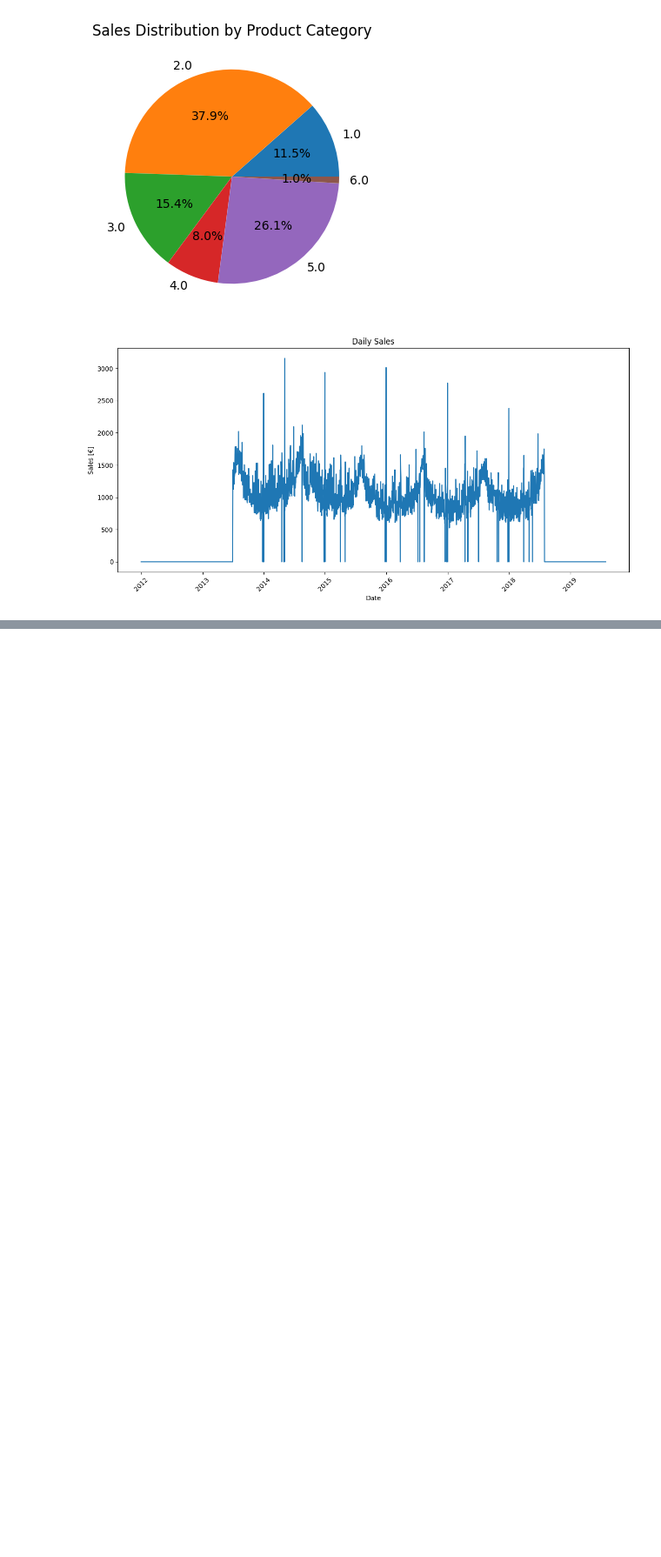
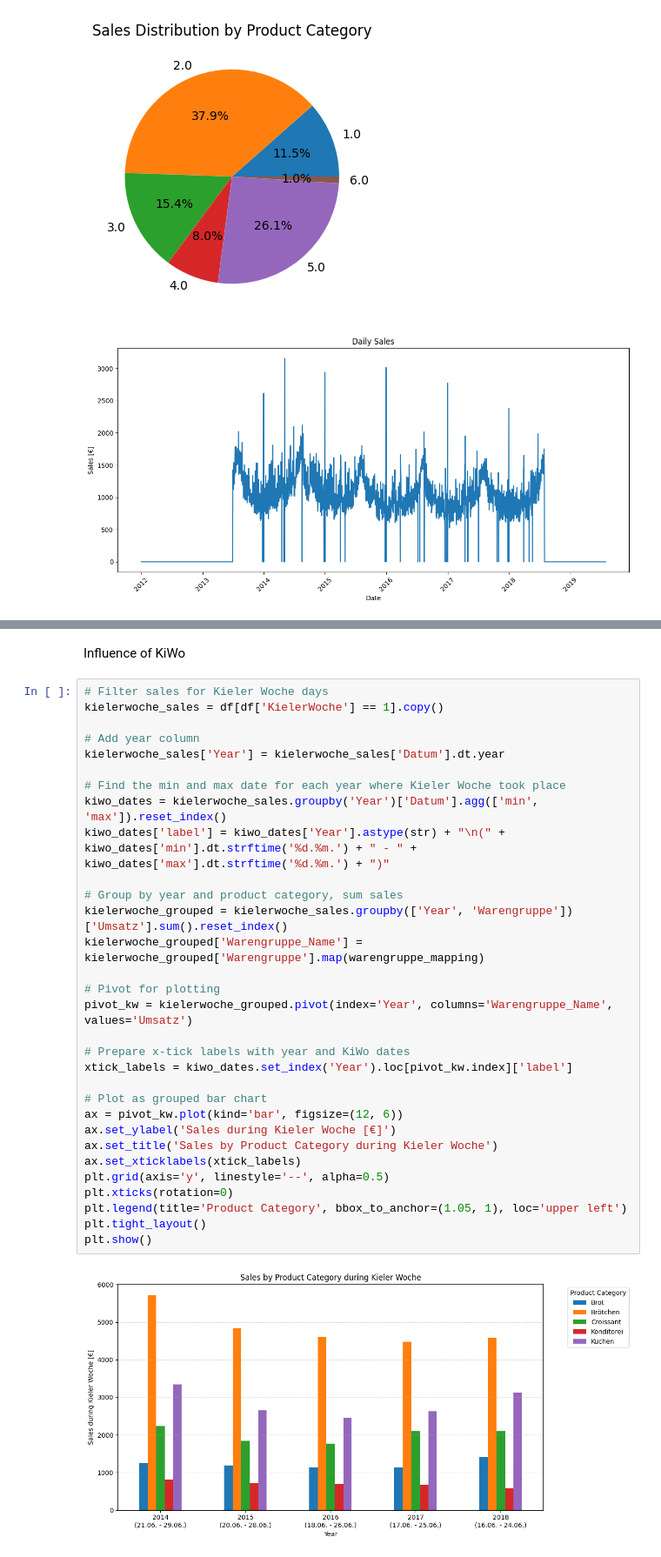
Before and after one commit to theDatascientista/Bakery_predictions, a Jupyter notebook: 1_DatasetCharacteristics/SalesDistribution.ipynb, the cells around one changed output, grey strips where cells are left out. Shown at 87% size. Drawn from its saved outputs; the diff is of its cells as text; blank space fills up the shorter version.

```diff
--- a/1_DatasetCharacteristics/SalesDistribution.ipynb
+++ b/1_DatasetCharacteristics/SalesDistribution.ipynb
@@ -58,0 +173,35 @@ plt.show()
+# %% [markdown]
+Influence of KiWo
+# %%
+# Filter sales for Kieler Woche days
+kielerwoche_sales = df[df['KielerWoche'] == 1].copy()
+
+# Add year column
+kielerwoche_sales['Year'] = kielerwoche_sales['Datum'].dt.year
+
+# Find the min and max date for each year where Kieler Woche took place
+kiwo_dates = kielerwoche_sales.groupby('Year')['Datum'].agg(['min', 'max']).reset_index()
+kiwo_dates['label'] = kiwo_dates['Year'].astype(str) + "\n(" + kiwo_dates['min'].dt.strftime('%d.%m.') + " - " + kiwo_dates['max'].dt.strftime('%d.%m.') + ")"
+
+# Group by year and product category, sum sales
+kielerwoche_grouped = kielerwoche_sales.groupby(['Year', 'Warengruppe'])['Umsatz'].sum().reset_index()
+kielerwoche_grouped['Warengruppe_Name'] = kielerwoche_grouped['Warengruppe'].map(warengruppe_mapping)
+
+# Pivot for plotting
+pivot_kw = kielerwoche_grouped.pivot(index='Year', columns='Warengruppe_Name', values='Umsatz')
+
+# Prepare x-tick labels with year and KiWo dates
+xtick_labels = kiwo_dates.set_index('Year').loc[pivot_kw.index]['label']
+
+# Plot as grouped bar chart
+ax = pivot_kw.plot(kind='bar', figsize=(12, 6))
+ax.set_ylabel('Sales during Kieler Woche [€]')
+ax.set_title('Sales by Product Category during Kieler Woche')
+ax.set_xticklabels(xtick_labels)
+plt.grid(axis='y', linestyle='--', alpha=0.5)
+plt.xticks(rotation=0)
+plt.legend(title='Product Category', bbox_to_anchor=(1.05, 1), loc='upper left')
+plt.tight_layout()
+plt.show()
+# %% [output]
+[figure, added]
```
Also changed, not shown: parts of 8 cells of this notebook, 1 other file.
